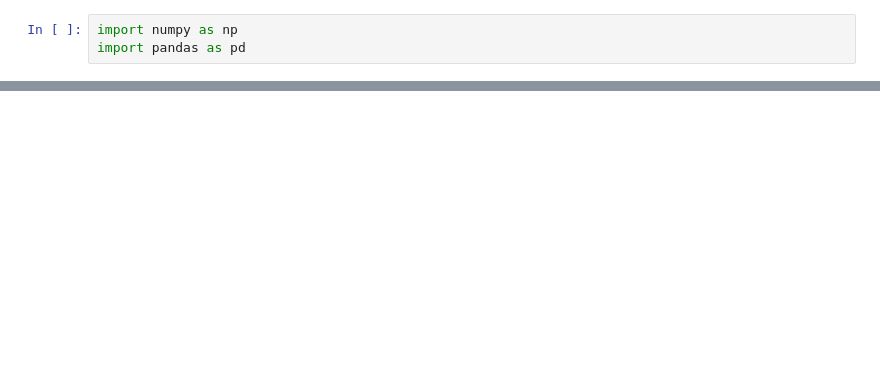
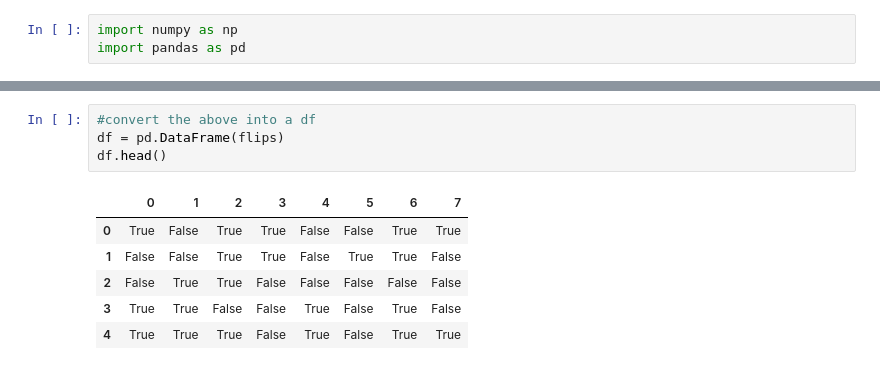
Before and after one commit to hrodjr/statistics-exercises, a Jupyter notebook: Simulation.ipynb, the cells around one changed output, grey strips where cells are left out. Drawn from its saved outputs; the diff is of its cells as text; blank space fills up the shorter version.

```diff
--- a/Simulation.ipynb
+++ b/Simulation.ipynb
@@ -28,0 +43,11 @@ array(['tails', 'heads', 'heads', 'tails', 'heads', 'heads', 'tails',
+# %%
+#convert the above into a df
+df = pd.DataFrame(flips)
+df.head()
+# %% [output]
+|  | 0 | 1 | 2 | 3 | 4 | 5 | 6 | 7 |
+| 0 | True | False | True | True | False | False | True | True |
+| 1 | False | False | True | True | False | True | True | False |
+| 2 | False | True | True | False | False | False | False | False |
+| 3 | True | True | False | False | True | False | True | False |
+| 4 | True | True | True | False | True | False | True | True |
```
Also changed, not shown: parts of 52 cells of this notebook.
